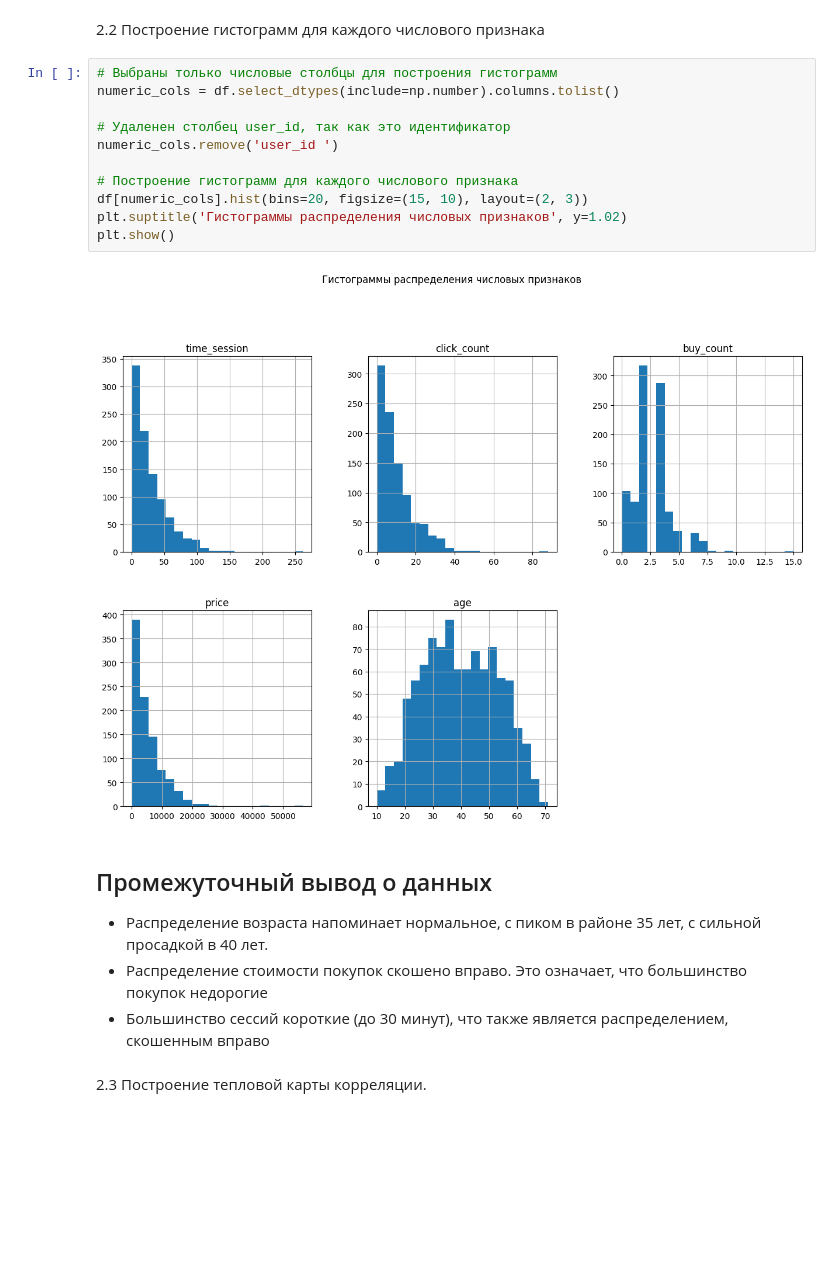
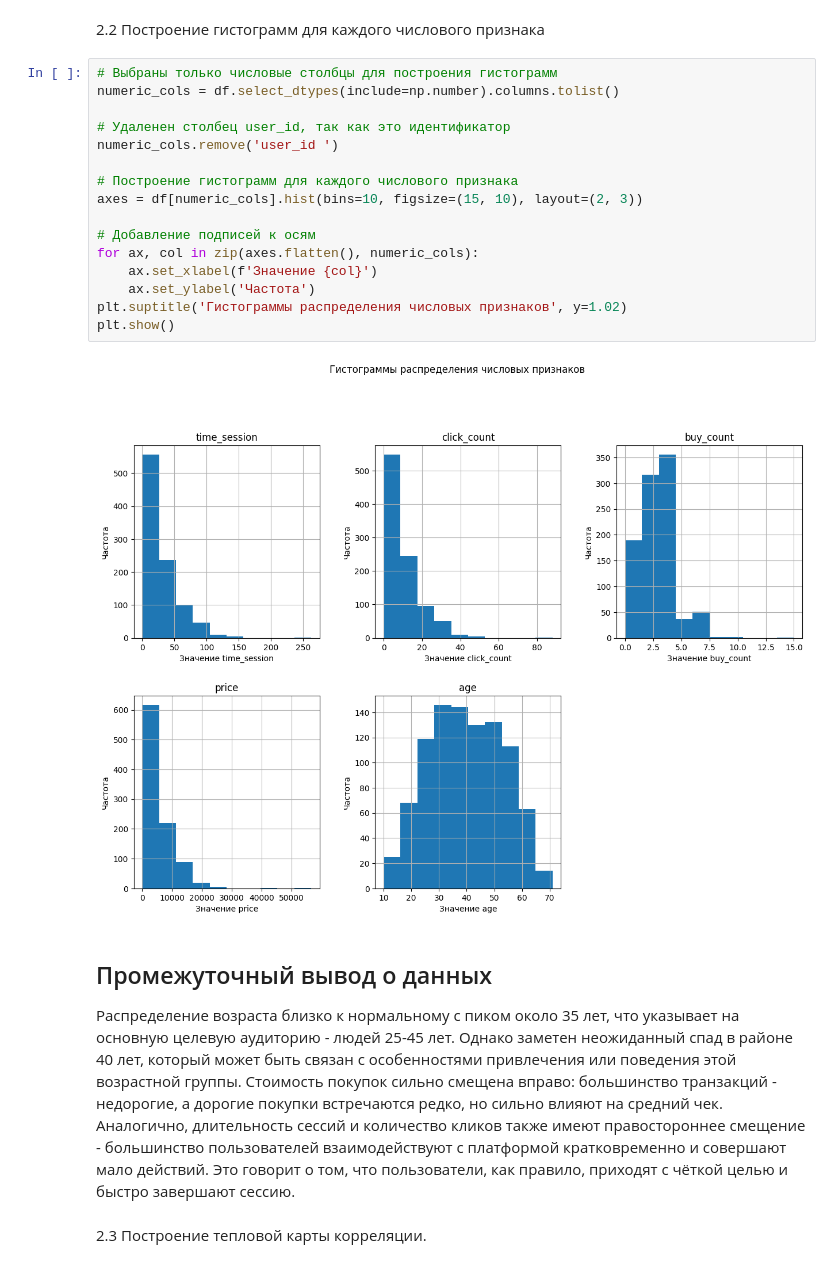
Before and after one commit to Birobizhan/introduction_data_analysis, a Jupyter notebook: lab2/ЛР2_Федоров_9.ipynb, the cells around one changed output. Drawn from its saved outputs; the diff is of its cells as text; blank space fills up the shorter version.

Commit message:
Расширил выводы + доп задание

```diff
--- a/lab2/ЛР2_Федоров_9.ipynb
+++ b/lab2/ЛР2_Федоров_9.ipynb
@@ -256,22 +256,25 @@ plt.show()
 # %%
 # Выбраны только числовые столбцы для построения гистограмм
 numeric_cols = df.select_dtypes(include=np.number).columns.tolist()
 
 # Удаленен столбец user_id, так как это идентификатор
 numeric_cols.remove('user_id ')
 
 # Построение гистограмм для каждого числового признака
-df[numeric_cols].hist(bins=20, figsize=(15, 10), layout=(2, 3))
+axes = df[numeric_cols].hist(bins=10, figsize=(15, 10), layout=(2, 3))
+
+# Добавление подписей к осям
+for ax, col in zip(axes.flatten(), numeric_cols):
+    ax.set_xlabel(f'Значение {col}')
+    ax.set_ylabel('Частота')
 plt.suptitle('Гистограммы распределения числовых признаков', y=1.02)
 plt.show()
 # %% [output]
-[figure, old version]
+[figure, new version]
-# %% [markdown]
-
- ## Промежуточный вывод о данных
-- Распределение возраста напоминает нормальное, с пиком в районе 35 лет, с сильной просадкой в 40 лет.
-- Распределение стоимости покупок скошено вправо. Это означает, что большинство покупок недорогие
-- Большинство сессий короткие (до 30 минут), что также является распределением, скошенным вправо
+# %% [markdown]
+
+ ## Промежуточный вывод о данных
+Распределение возраста близко к нормальному с пиком около 35 лет, что указывает на основную целевую аудиторию - людей 25-45 лет. Однако заметен неожиданный спад в районе 40 лет, который может быть связан с особенностями привлечения или поведения этой возрастной группы. Стоимость покупок сильно смещена вправо: большинство транзакций - недорогие, а дорогие покупки встречаются редко, но сильно влияют на средний чек. Аналогично, длительность сессий и количество кликов также имеют правостороннее смещение - большинство пользователей взаимодействуют с платформой кратковременно и совершают мало действий. Это говорит о том, что пользователи, как правило, приходят с чёткой целью и быстро завершают сессию.
 # %% [markdown]
 2.3 Построение тепловой карты корреляции.
 # %%
```
Also changed, not shown: parts of 15 cells of this notebook.
